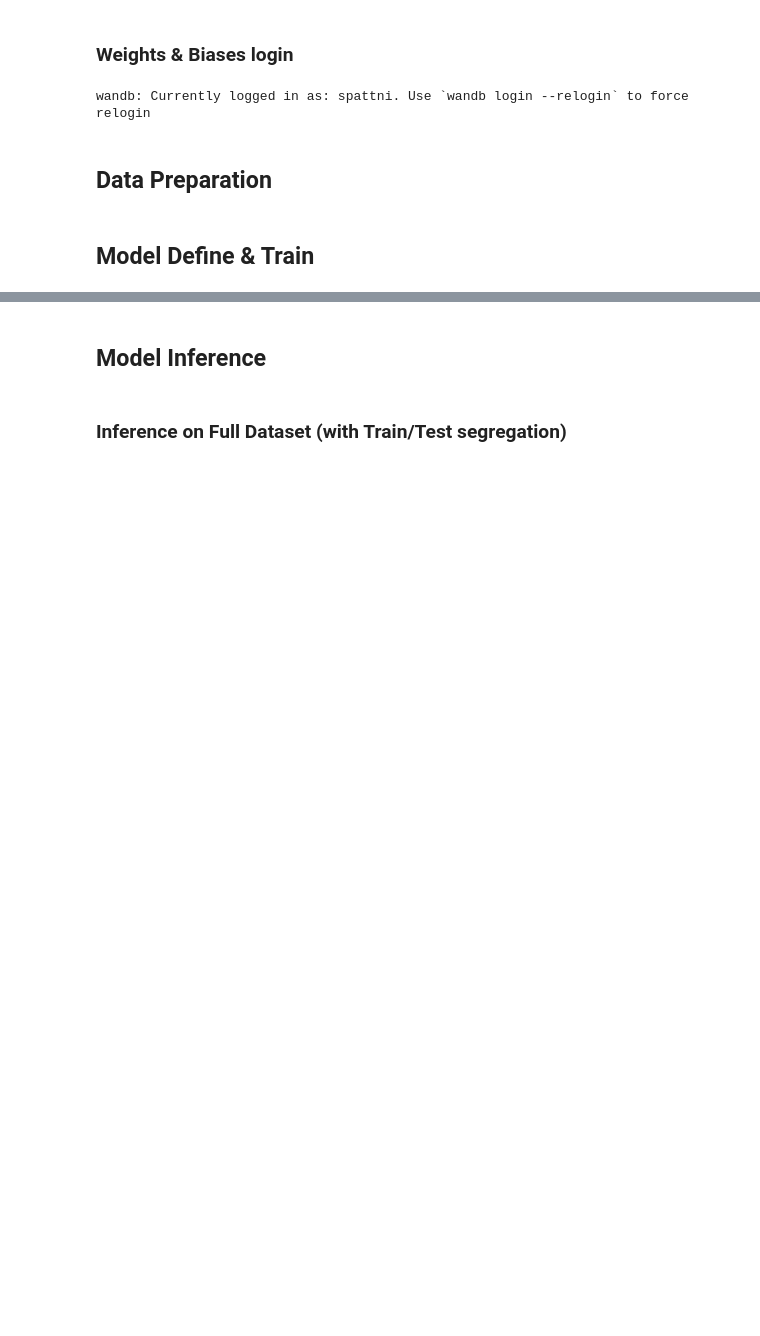
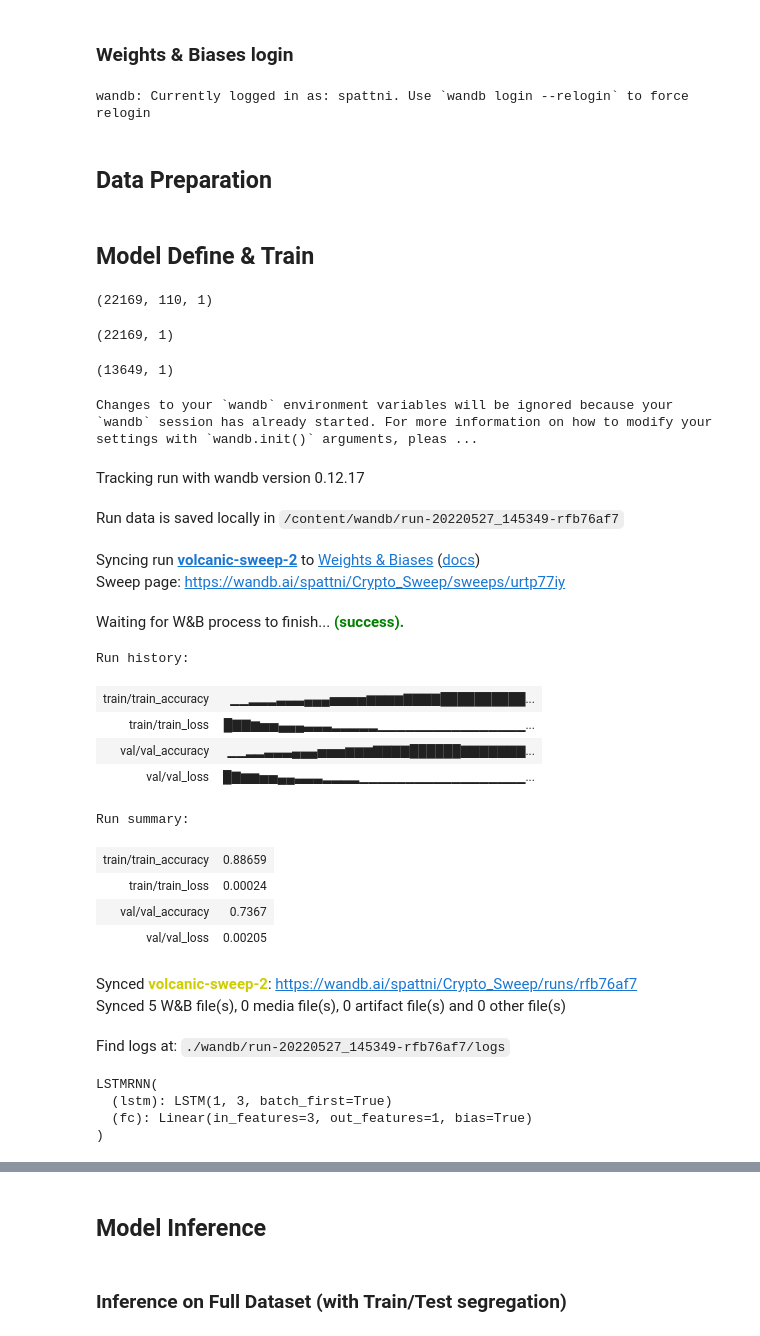
Before and after one commit to Sahil-Pattni/CryptoCurrency-Trader, a Jupyter notebook: src/LSTM.ipynb, the cells around one changed output, grey strips where cells are left out. Saved outputs shown, nothing was run; the diff lists cells and outputs as text; code cells hidden in the pictures; blank space fills up the shorter version.

```diff
--- a/src/LSTM.ipynb
+++ b/src/LSTM.ipynb
@@ -17,6 +17,50 @@ lstm_backend = LSTMBackend(data_path='BTC.feather')
 lstm_backend.load_data()
 # %% [markdown]
 ## Model Define & Train
+# %%
+lstm_backend.X_train.shape
+# %% [output]
+(22169, 110, 1)
+# %%
+lstm_backend.y_train.shape
+# %% [output]
+(22169, 1)
+# %%
+lstm_backend.y_test.shape
+# %% [output]
+(13649, 1)
+# %%
+config = {
+    'learning_rate': 0.001,
+    'epochs': 100,
+    'hidden_layers': 2,
+    'num_layers': 1
+}
+lstm_backend.train_model(config=config)
+# %% [output]
+Changes to your `wandb` environment variables will be ignored because your `wandb` session has already started. For more information on how to modify your settings with `wandb.init()` arguments, pleas ...
+Tracking run with wandb version 0.12.17
+Run data is saved locally in /content/wandb/run-20220527_145349-rfb76af7
+Syncing run volcanic-sweep-2 to Weights & Biases (docs)
+Sweep page: https://wandb.ai/spattni/Crypto_Sweep/sweeps/urtp77iy
+Waiting for W&B process to finish... (success).
+Run history:
+| train/train_accuracy | ▁▁▂▂▂▃▃▃▄▄▄▅▅▅▅▆▆▆▆▇▇▇▇██████████... |
+| train/train_loss | █▇▇▆▅▅▄▄▄▃▃▃▂▂▂▂▂▁▁▁▁▁▁▁▁▁▁▁▁▁▁▁▁... |
+| val/val_accuracy | ▁▁▂▂▃▃▃▄▄▄▅▅▅▆▆▆▇▇▇▇██████▇▇▇▇▇▇▇... |
+| val/val_loss | █▇▆▆▅▅▄▄▃▃▃▂▂▂▂▁▁▁▁▁▁▁▁▁▁▁▁▁▁▁▁▁▁... |
+Run summary:
+| train/train_accuracy | 0.88659 |
+| train/train_loss | 0.00024 |
+| val/val_accuracy | 0.7367 |
+| val/val_loss | 0.00205 |
+Synced volcanic-sweep-2: https://wandb.ai/spattni/Crypto_Sweep/runs/rfb76af7
+Synced 5 W&B file(s), 0 media file(s), 0 artifact file(s) and 0 other file(s)
+Find logs at: ./wandb/run-20220527_145349-rfb76af7/logs
+LSTMRNN(
+  (lstm): LSTM(1, 3, batch_first=True)
+  (fc): Linear(in_features=3, out_features=1, bias=True)
+)
 # %%
 sweep_config = {
     'method': 'random', #grid, random
```
Also changed, not shown: parts of 2 cells of this notebook.
